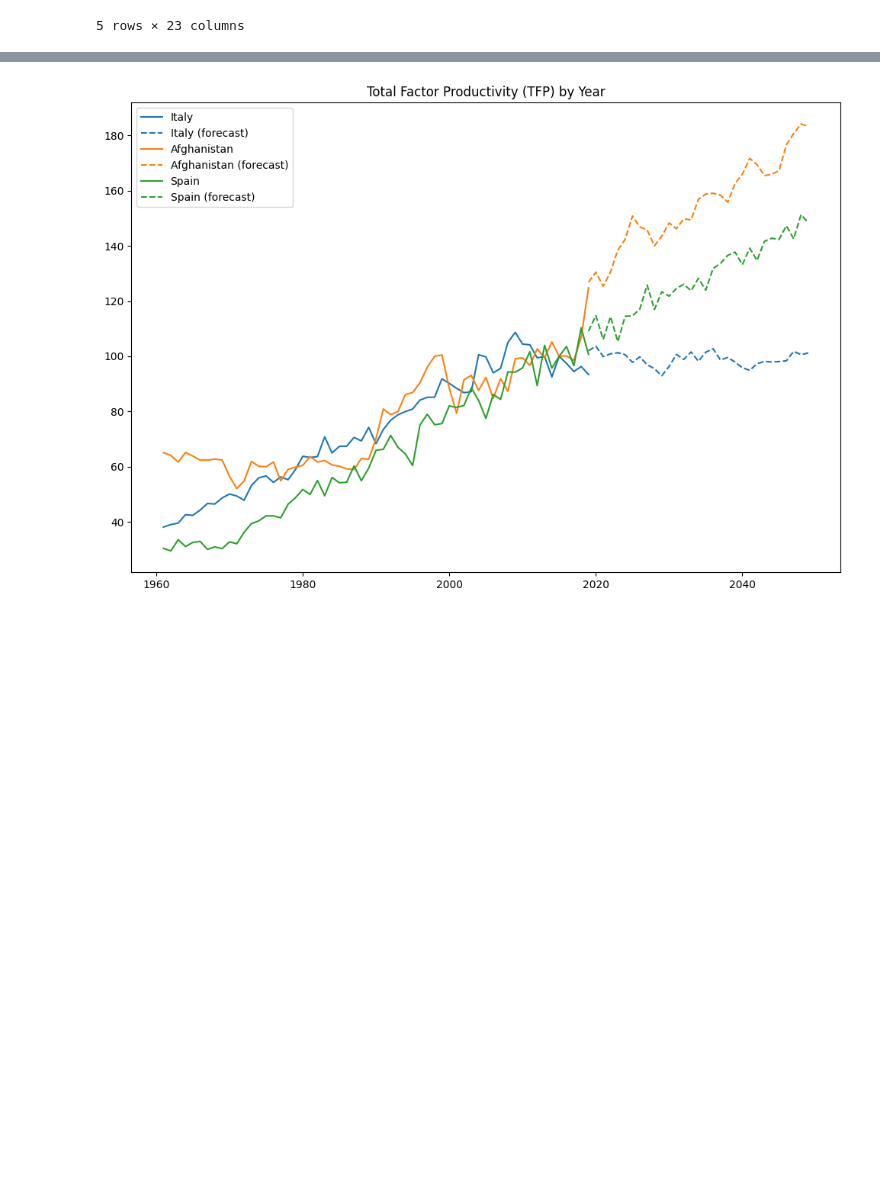
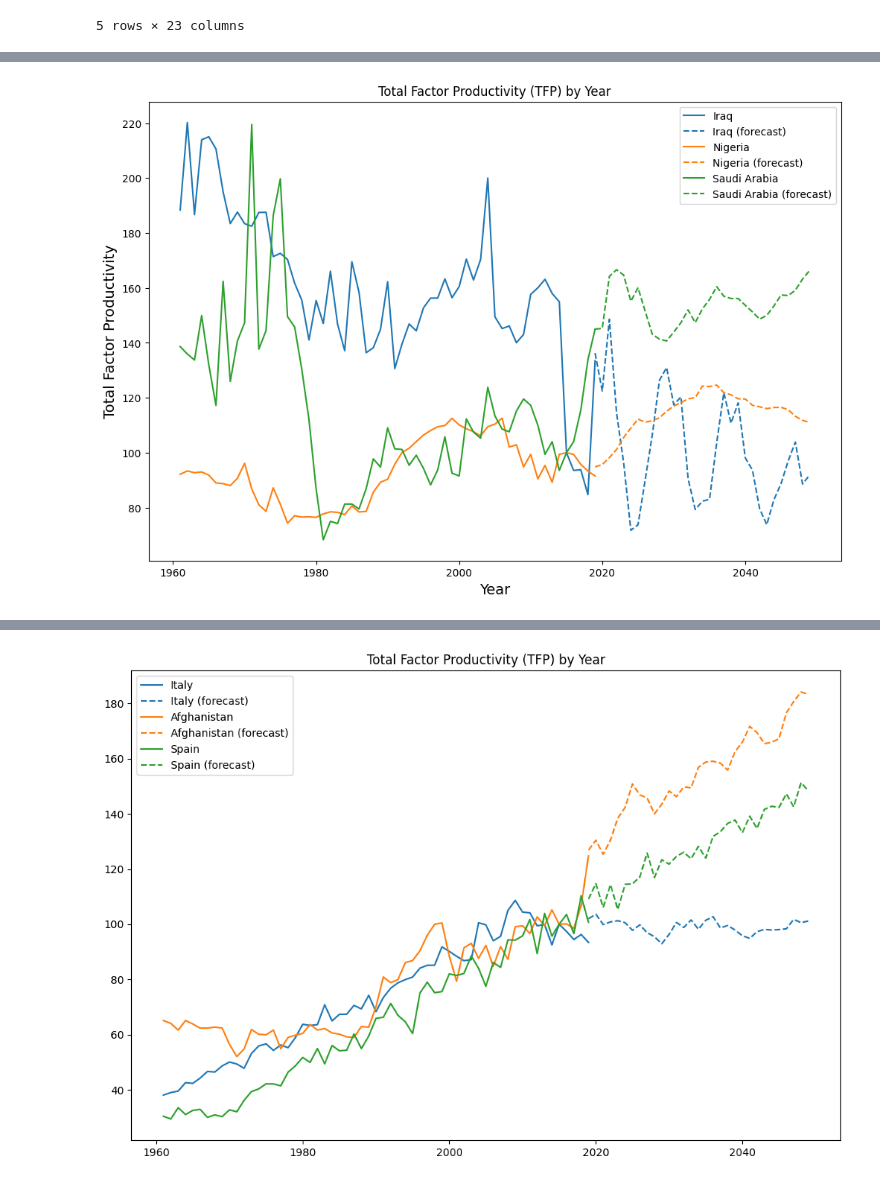
Before and after one commit to carlkrg/AP-Agros-Uni-Project, a Jupyter notebook: Testing/testing_notebook.ipynb, the cells around one changed output, grey strips where cells are left out. Cells and saved outputs as stored; diff of their text form; code cells hidden in the pictures; blank space fills up the shorter version.

```diff
--- a/Testing/testing_notebook.ipynb
+++ b/Testing/testing_notebook.ipynb
@@ -34,3 +38,7 @@ reading data_geographical file into pandas geo dataframe...
+# %%
+test_obj.predictor(['Iraq','Nigeria', 'Saudi Arabia'])
+# %% [output]
+[figure, added]
 # %%
 test_obj.df_geographical
 # %% [output]
```
Also changed, not shown: parts of 1 cell of this notebook, 1 other file.
